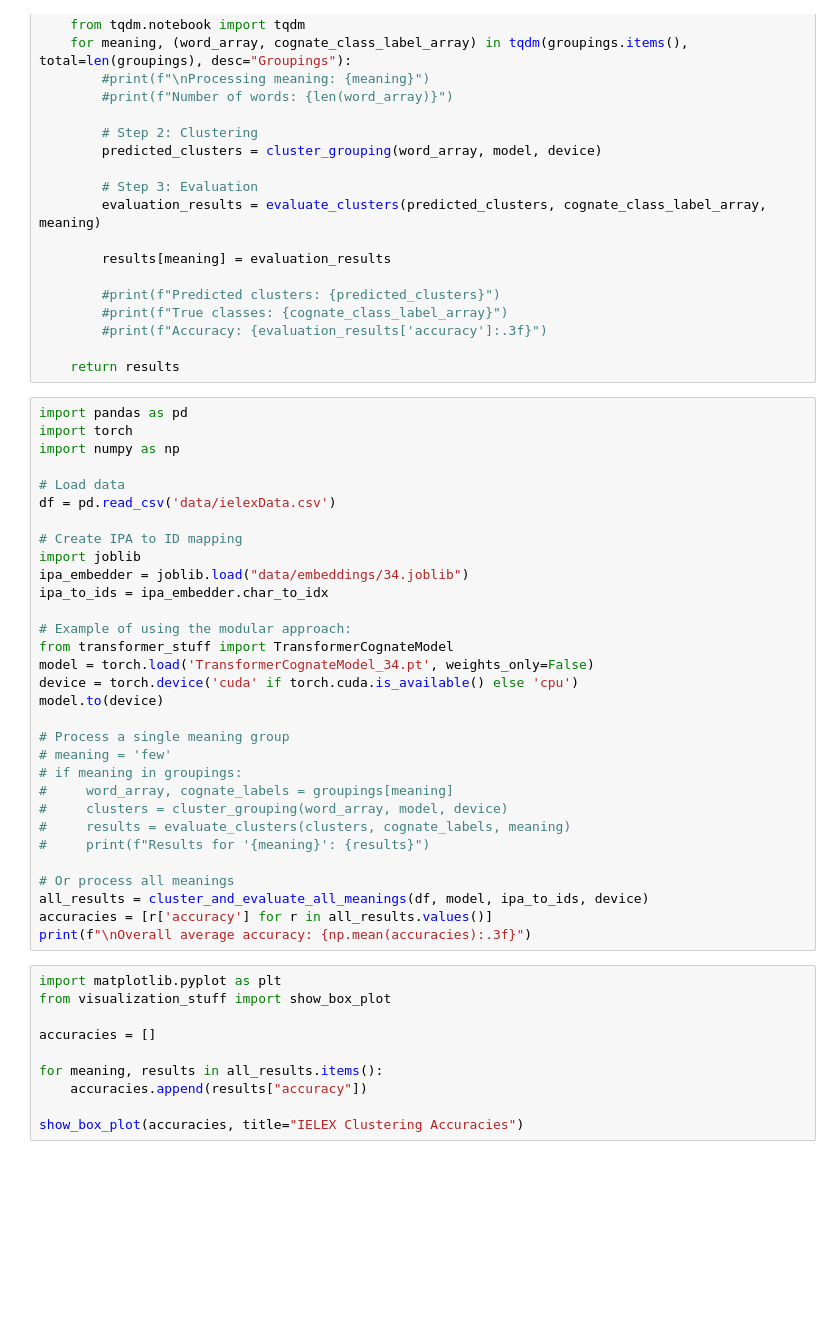
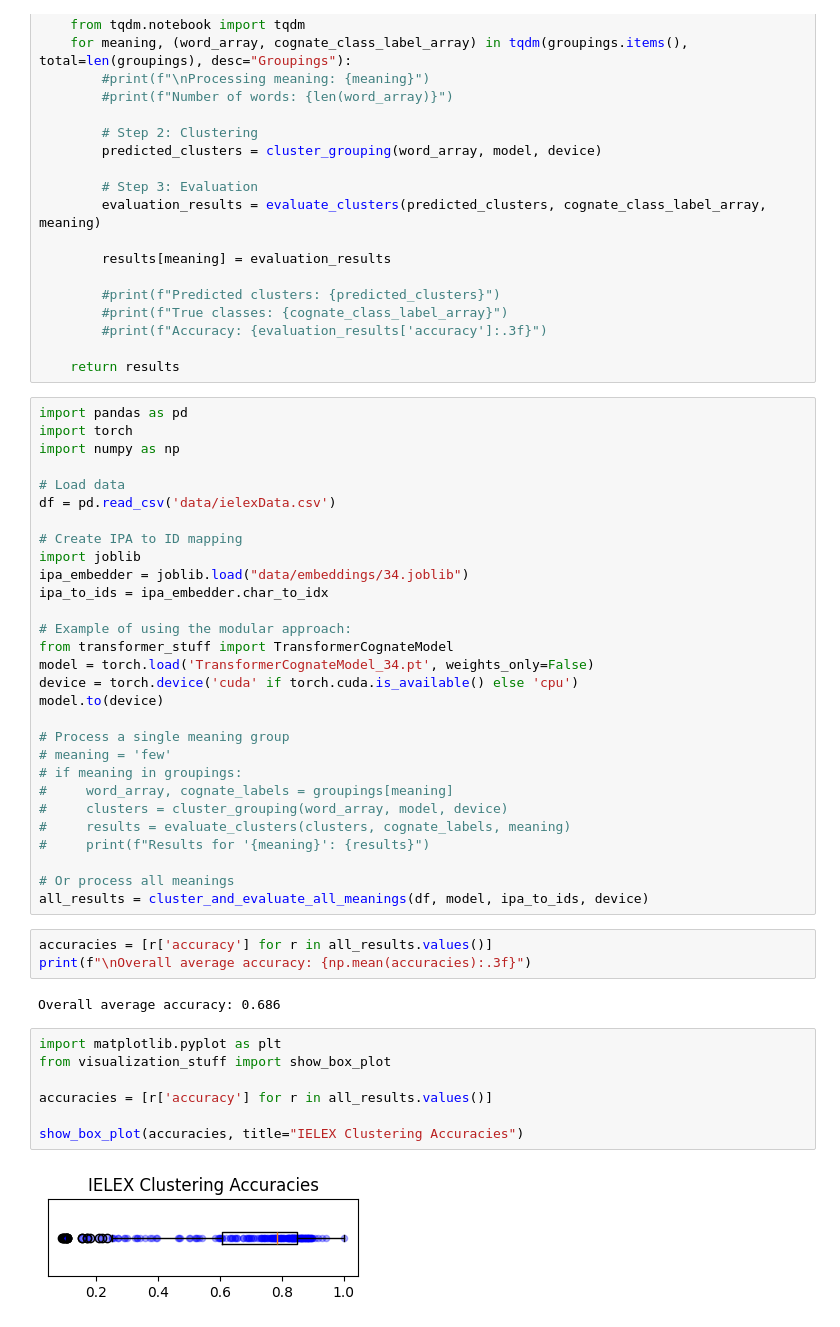
Before and after one commit to LeifMessinger/Cognates, a Jupyter notebook: clustering.ipynb, the cells around one changed output. Drawn from its saved outputs; the diff is of its cells as text; blank space fills up the shorter version.

```diff
--- a/clustering.ipynb
+++ b/clustering.ipynb
@@ -136,15 +136,17 @@ model.to(device)
 
 # Or process all meanings
 all_results = cluster_and_evaluate_all_meanings(df, model, ipa_to_ids, device)
-accuracies = [r['accuracy'] for r in all_results.values()]
-print(f"\nOverall average accuracy: {np.mean(accuracies):.3f}")
+# %%
+accuracies = [r['accuracy'] for r in all_results.values()]
+print(f"\nOverall average accuracy: {np.mean(accuracies):.3f}")
+# %% [output]
+Overall average accuracy: 0.686
 # %%
 import matplotlib.pyplot as plt
 from visualization_stuff import show_box_plot
 
-accuracies = []
-
-for meaning, results in all_results.items():
-    accuracies.append(results["accuracy"])
+accuracies = [r['accuracy'] for r in all_results.values()]
 
 show_box_plot(accuracies, title="IELEX Clustering Accuracies")
+# %% [output]
+[figure, added]
```
